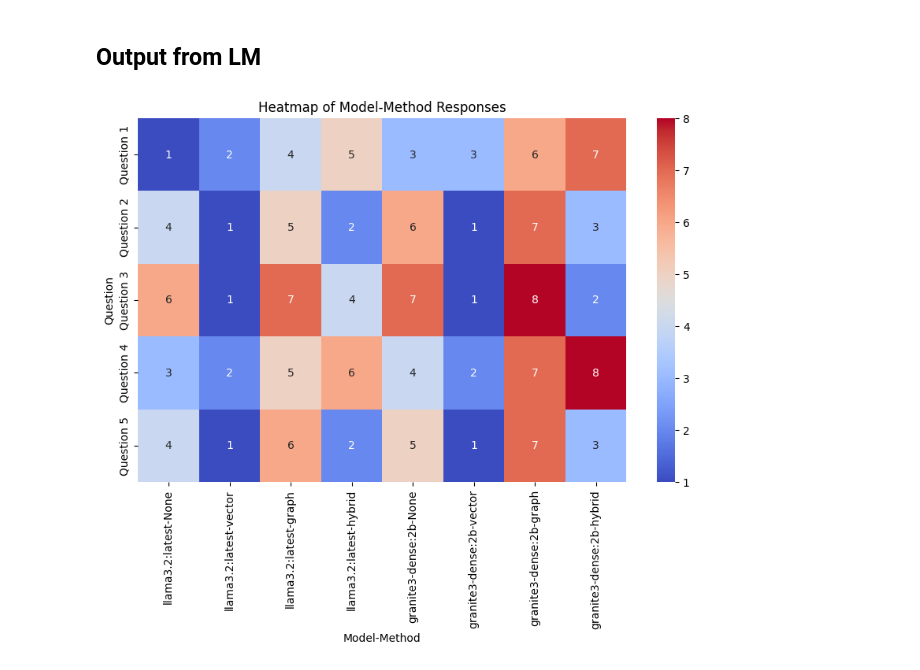
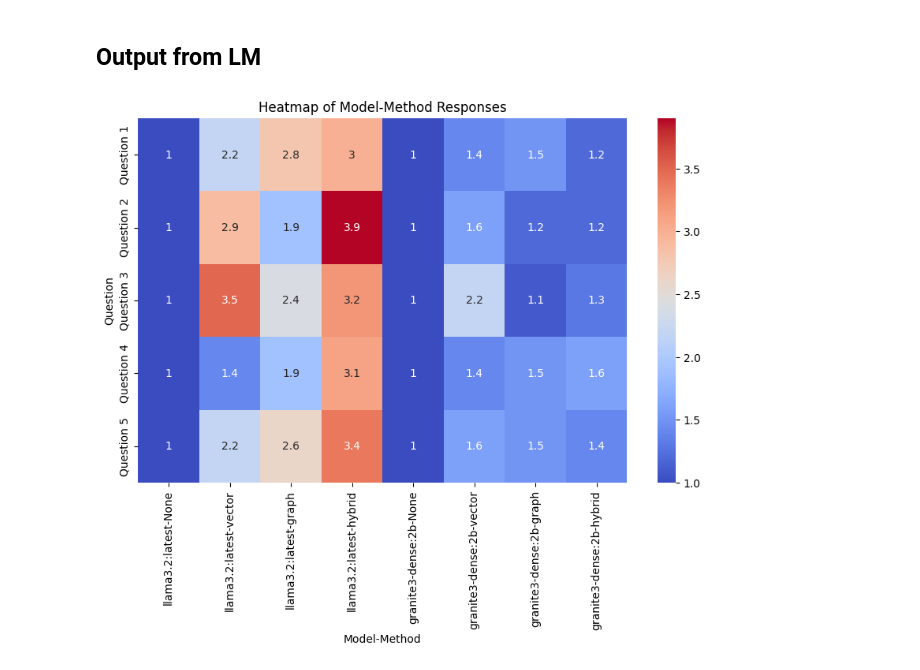
Before and after one commit to BobZhang26/DL_Final_Project, a Jupyter notebook: graphRAG.ipynb, the cells around one changed output. Saved outputs shown, nothing was run; the diff lists cells and outputs as text; code cells hidden in the pictures.

Commit message:
eval results

```diff
--- a/graphRAG.ipynb
+++ b/graphRAG.ipynb
@@ -90,24 +114,24 @@ Running trial 9
 # %%
 import pandas as pd
 import seaborn as sns
 import matplotlib.pyplot as plt
 
 # Load the CSV file
-df = pd.read_csv('trial1_eval.csv')
+df = pd.read_csv('average_eval.csv')
 
 # Set the 'Question' column as the index
 df.set_index('Question', inplace=True)
 
 # Create the heatmap
 plt.figure(figsize=(10, 6))
 sns.heatmap(df, annot=True, cmap='coolwarm', cbar=True)
 
 # Set the title and labels
 plt.title('Heatmap of Model-Method Responses')
 plt.xlabel('Model-Method')
 plt.ylabel('Question')
 
 # Show the heatmap
 plt.show()
 # %% [output]
-[figure, old version]
+[figure, new version]
```
Also changed, not shown: parts of 2 cells of this notebook, 11 other files.
